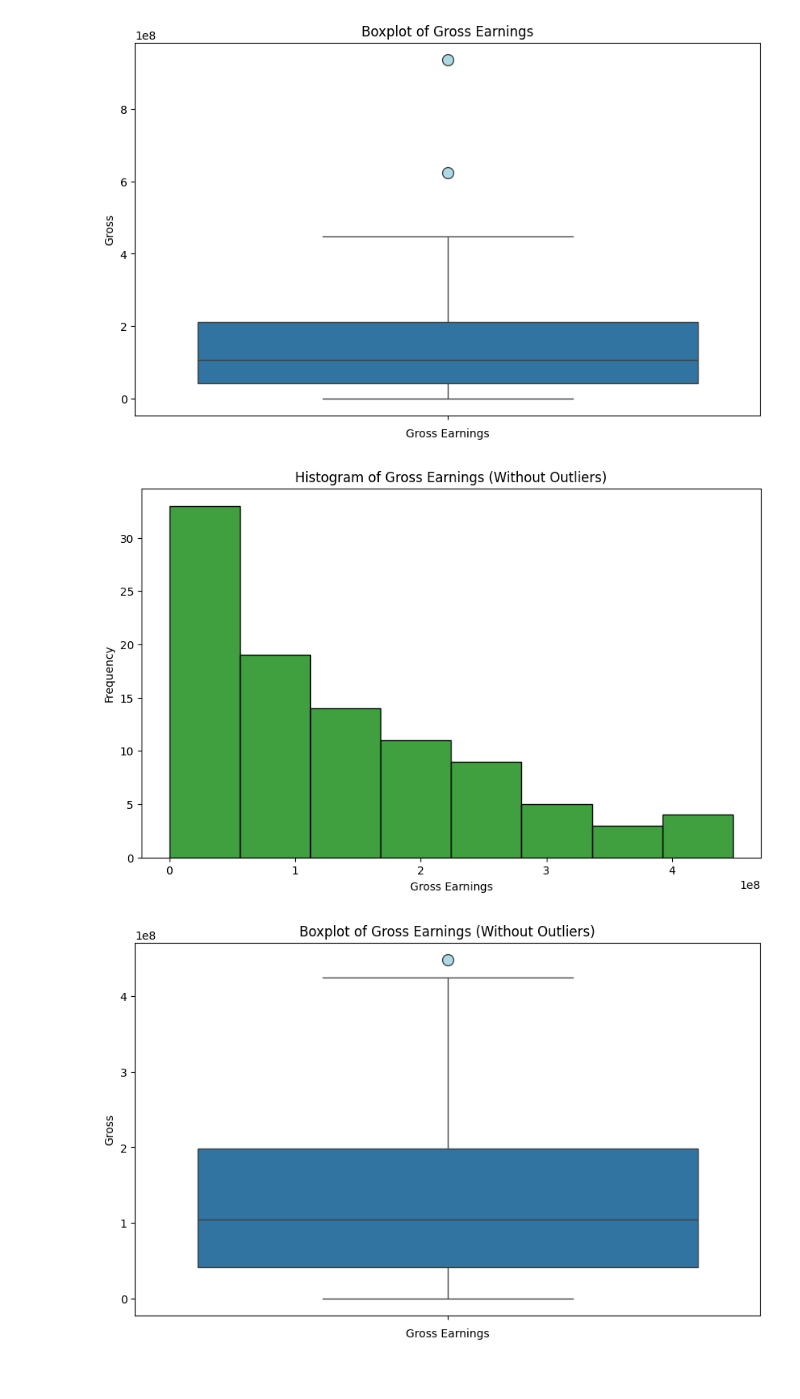
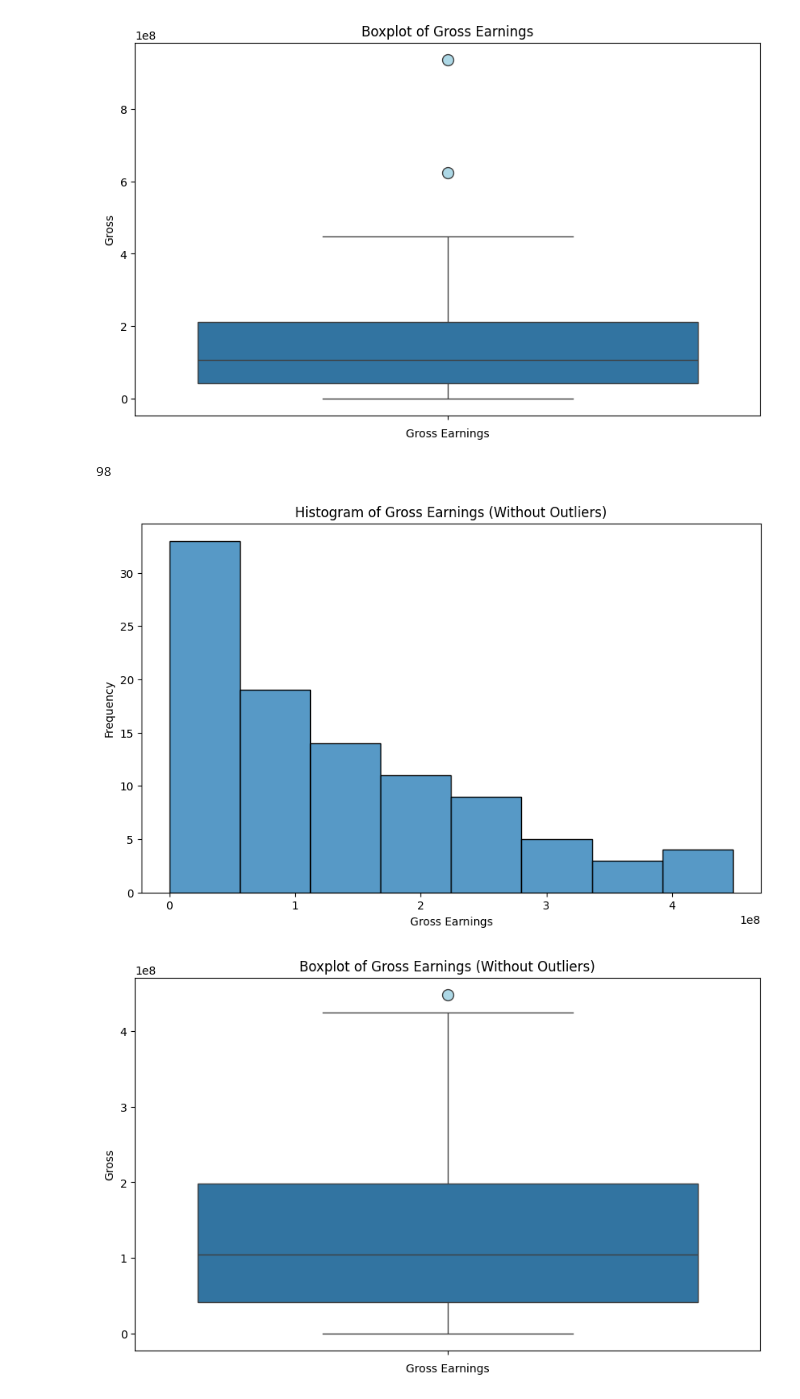
Before and after one commit to Vedantpr0/college, a Jupyter notebook: payground.ipynb, the cells around one changed output. Cells and saved outputs as stored; diff of their text form; code cells hidden in the pictures.

```diff
--- a/payground.ipynb
+++ b/payground.ipynb
@@ -78,16 +101,19 @@ upper_bound = Q3 + 1.5 * IQR
 
 # Filtering out the outliers
 movies_df_filtered = movies_df[(movies_df[column_to_analyze] >= lower_bound) & (movies_df[column_to_analyze] <= upper_bound)]
+print(len(movies_df_filtered[column_to_analyze]))
+# %% [output]
+98
 # %%
 # Creating a histogram without outliers
 plt.figure(figsize=(10, 6))
-sns.histplot(movies_df_filtered[column_to_analyze], kde=False, color='green')
+sns.histplot(movies_df_filtered[column_to_analyze])
 plt.title('Histogram of Gross Earnings (Without Outliers)')
 plt.xlabel('Gross Earnings')
 plt.ylabel('Frequency')
 plt.show()
 # %% [output]
-[figure, old version]
+[figure, new version]
 # %%
 # Creating a boxplot without outliers
 plt.figure(figsize=(10, 6))
```
Also changed, not shown: parts of 5 cells of this notebook.
